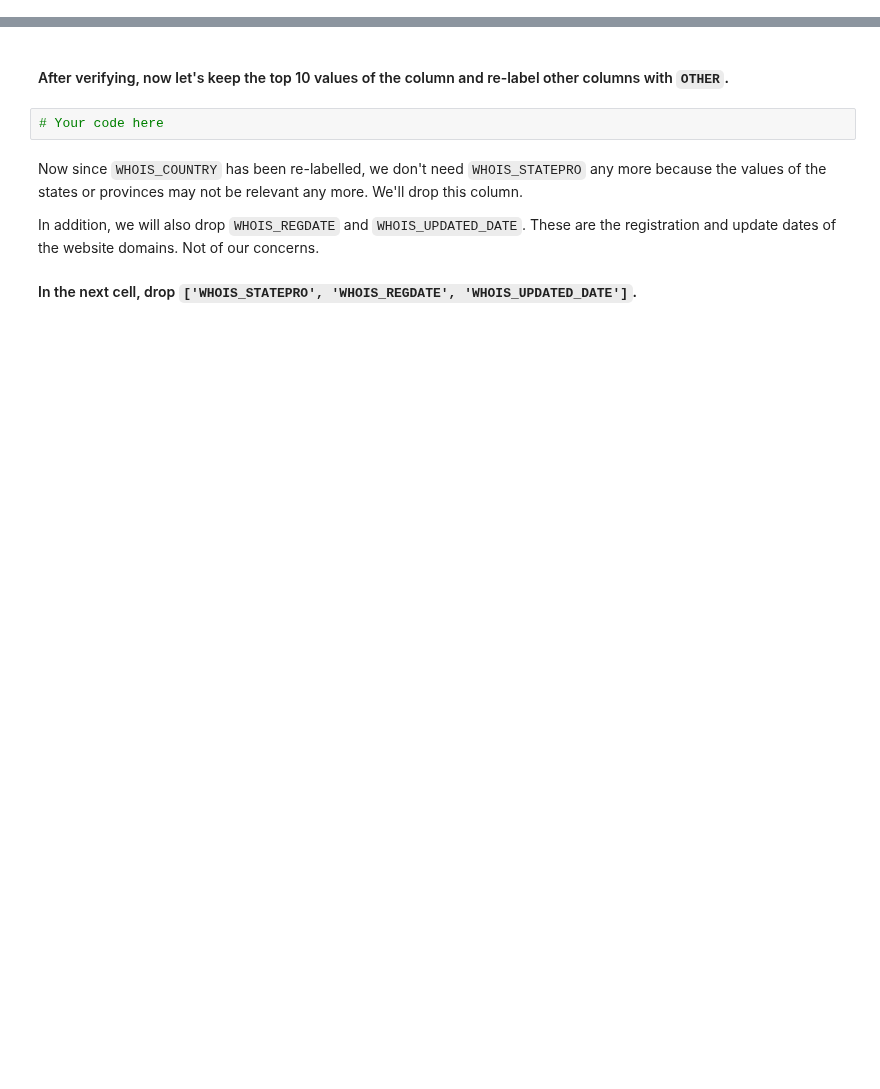
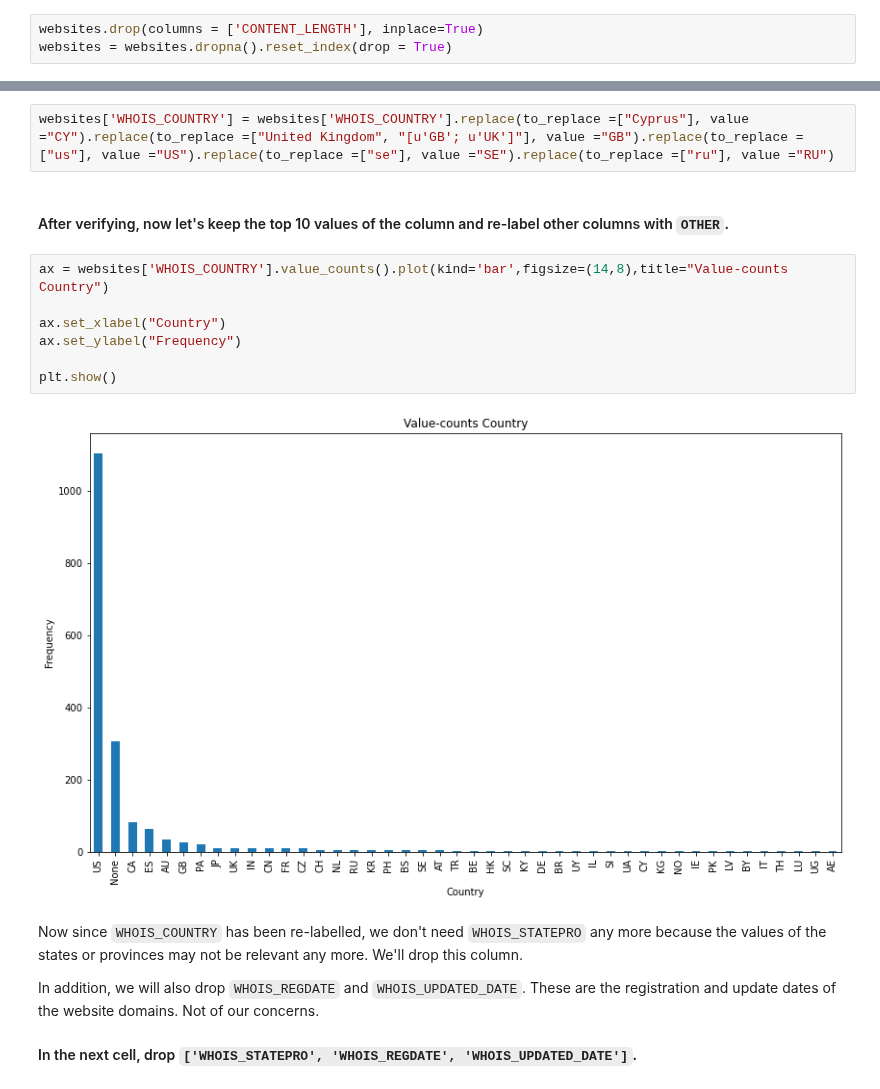
Before and after one commit to ta-data-remote/lab-supervised-learning, a Jupyter notebook: your-code/main.ipynb, the cells around one changed output, grey strips where cells are left out. Saved outputs shown, nothing was run; the diff lists cells and outputs as text; blank space fills up the shorter version.

```diff
--- a/your-code/main.ipynb
+++ b/your-code/main.ipynb
@@ -83,3 +159,6 @@ If you remember in the previous labs, we drop a column if the column contains a
+# %%
+websites.drop(columns = ['CONTENT_LENGTH'], inplace=True)
+websites = websites.dropna().reset_index(drop = True)
 # %%
 # Your comment here
 # %% [markdown]
@@ -126,7 +227,16 @@ The `WHOIS_COUNTRY` column happens to be this case. You can verify it by print a
+# %%
+websites['WHOIS_COUNTRY'] = websites['WHOIS_COUNTRY'].replace(to_replace =["Cyprus"], value ="CY").replace(to_replace =["United Kingdom", "[u'GB'; u'UK']"], value ="GB").replace(to_replace =["us"], value ="US").replace(to_replace =["se"], value ="SE").replace(to_replace =["ru"], value ="RU")
 # %% [markdown]
 #### After verifying, now let's keep the top 10 values of the column and re-label other columns with `OTHER`.
-# %%
-# Your code here
+# %%
+ax = websites['WHOIS_COUNTRY'].value_counts().plot(kind='bar',figsize=(14,8),title="Value-counts Country")
+
+ax.set_xlabel("Country")
+ax.set_ylabel("Frequency")
+
+plt.show()
+# %% [output]
+[figure, added]
 # %% [markdown]
 Now since `WHOIS_COUNTRY` has been re-labelled, we don't need `WHOIS_STATEPRO` any more because the values of the states or provinces may not be relevant any more. We'll drop this column.
 
```
Also changed, not shown: parts of 65 cells of this notebook.
